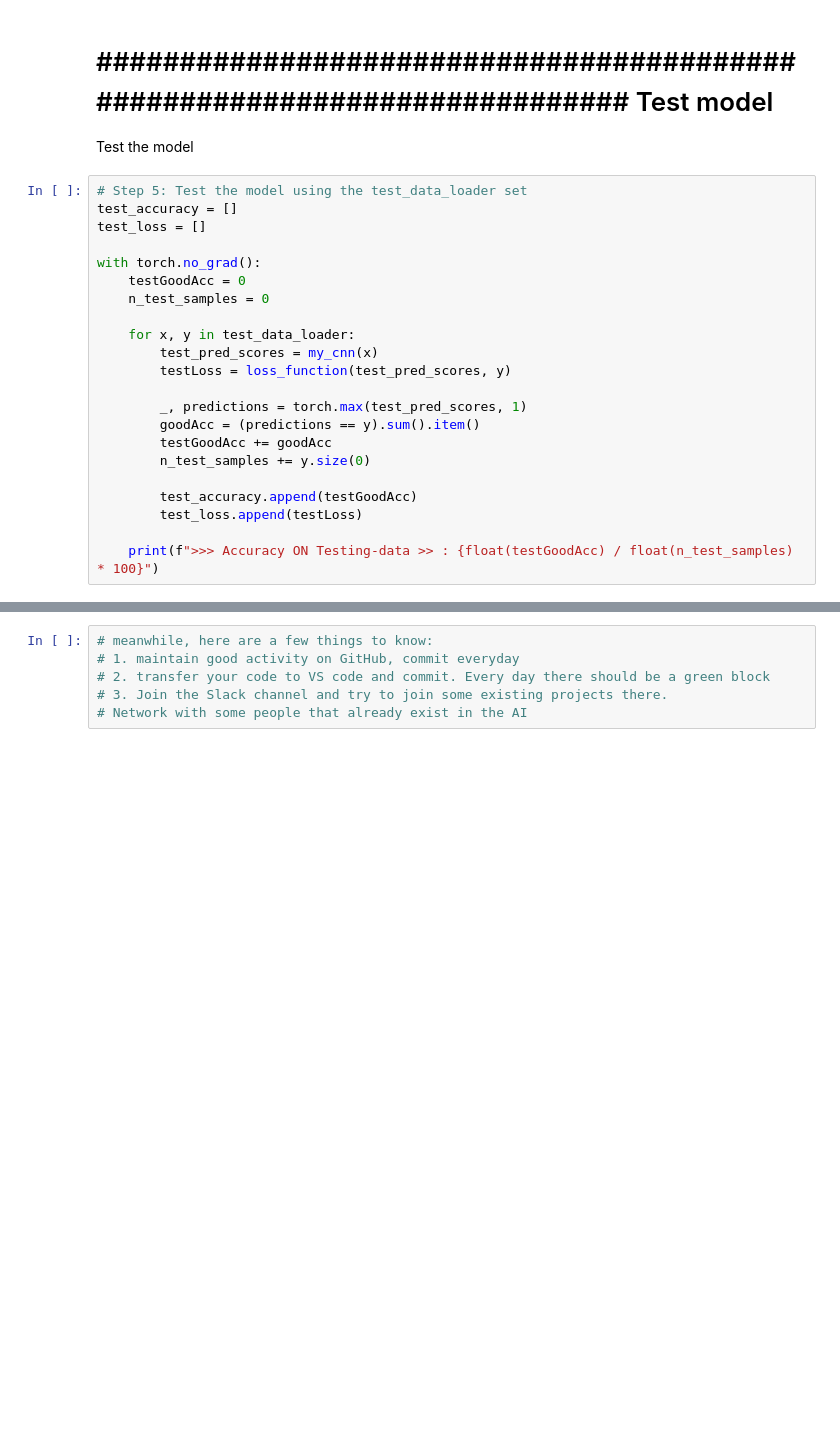
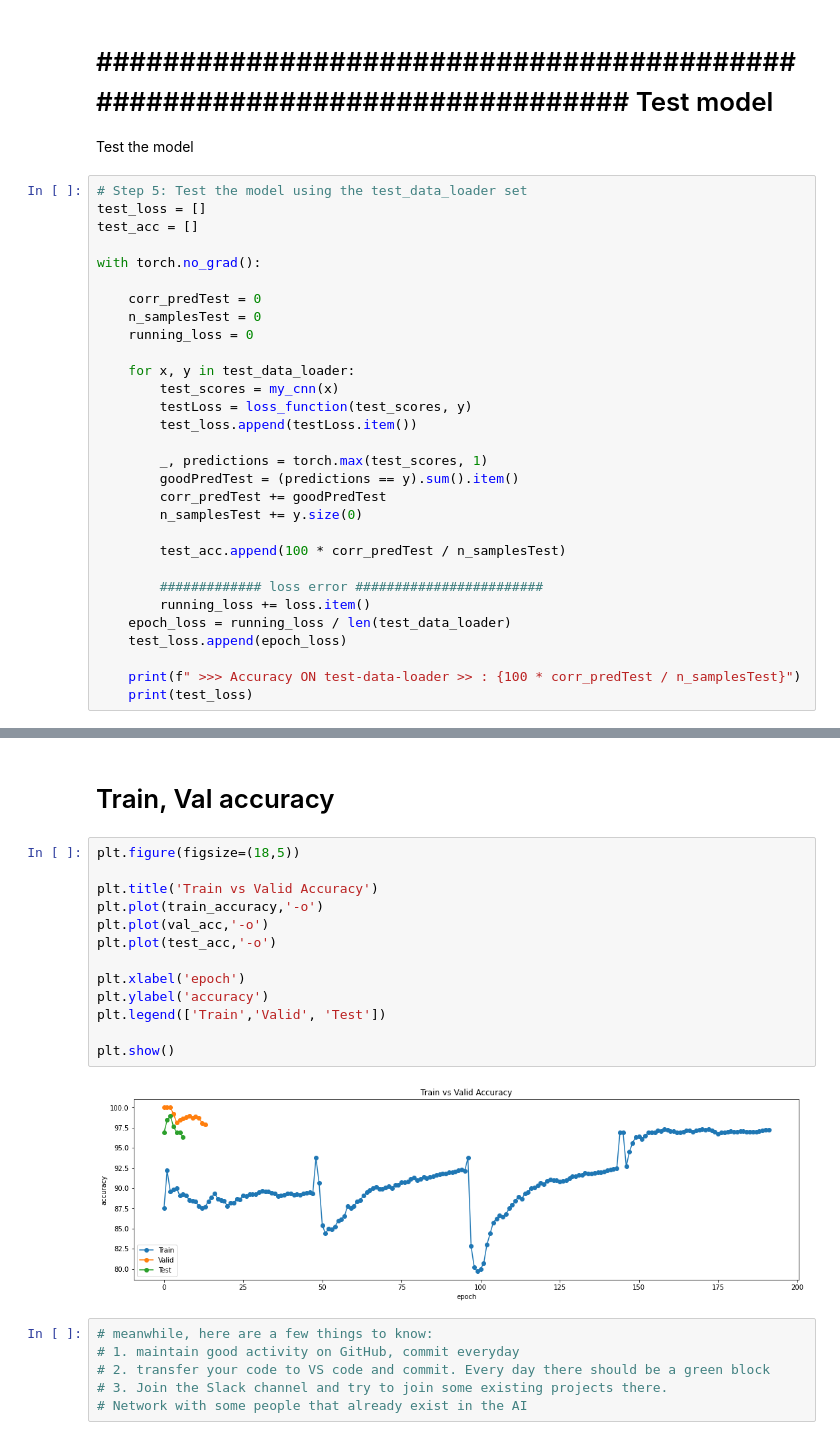
Before and after one commit to Tesfit-haile/Machine-Learing-Deep-Learning-computer-vision, a Jupyter notebook: Projects-ML_DL_CV/PlantVillate_disease_detector_project_2.ipynb, the cells around one changed output, grey strips where cells are left out. Cells and saved outputs as stored; diff of their text form; blank space fills up the shorter version.

```diff
--- a/Projects-ML_DL_CV/PlantVillate_disease_detector_project_2.ipynb
+++ b/Projects-ML_DL_CV/PlantVillate_disease_detector_project_2.ipynb
@@ -312,24 +330,32 @@ plt.show()
 Test the model
 # %%
 # Step 5: Test the model using the test_data_loader set
-test_accuracy = []
 test_loss = []
+test_acc = []
 
 with torch.no_grad():
-    testGoodAcc = 0
-    n_test_samples = 0
+
+    corr_predTest = 0
+    n_samplesTest = 0
+    running_loss = 0
 
     for x, y in test_data_loader:
-        test_pred_scores = my_cnn(x)
-        testLoss = loss_function(test_pred_scores, y)
+        test_scores = my_cnn(x)
+        testLoss = loss_function(test_scores, y)
+        test_loss.append(testLoss.item())
 
-        _, predictions = torch.max(test_pred_scores, 1)
-        goodAcc = (predictions == y).sum().item()
-        testGoodAcc += goodAcc
-        n_test_samples += y.size(0)
+        _, predictions = torch.max(test_scores, 1)
+        goodPredTest = (predictions == y).sum().item()
+        corr_predTest += goodPredTest
+        n_samplesTest += y.size(0)
 
-        test_accuracy.append(testGoodAcc)
-        test_loss.append(testLoss)
+        test_acc.append(100 * corr_predTest / n_samplesTest)
 
-    print(f">>> Accuracy ON Testing-data >> : {float(testGoodAcc) / float(n_test_samples) * 100}")
+        ############# loss error ########################
+        running_loss += loss.item()
+    epoch_loss = running_loss / len(test_data_loader)
+    test_loss.append(epoch_loss)
+
+    print(f" >>> Accuracy ON test-data-loader >> : {100 * corr_predTest / n_samplesTest}")
+    print(test_loss)
 # %% [output]
@@ -347,3 +398,20 @@ plt.show()
+# %% [markdown]
+# Train, Val accuracy
+# %%
+plt.figure(figsize=(18,5))
+
+plt.title('Train vs Valid Accuracy')
+plt.plot(train_accuracy,'-o')
+plt.plot(val_acc,'-o')
+plt.plot(test_acc,'-o')
+
+plt.xlabel('epoch')
+plt.ylabel('accuracy')
+plt.legend(['Train','Valid', 'Test'])
+
+plt.show()
+# %% [output]
+[figure, added]
 # %%
 # meanwhile, here are a few things to know:
 # 1. maintain good activity on GitHub, commit everyday
```
Also changed, not shown: parts of 23 cells of this notebook, 2 other files.
